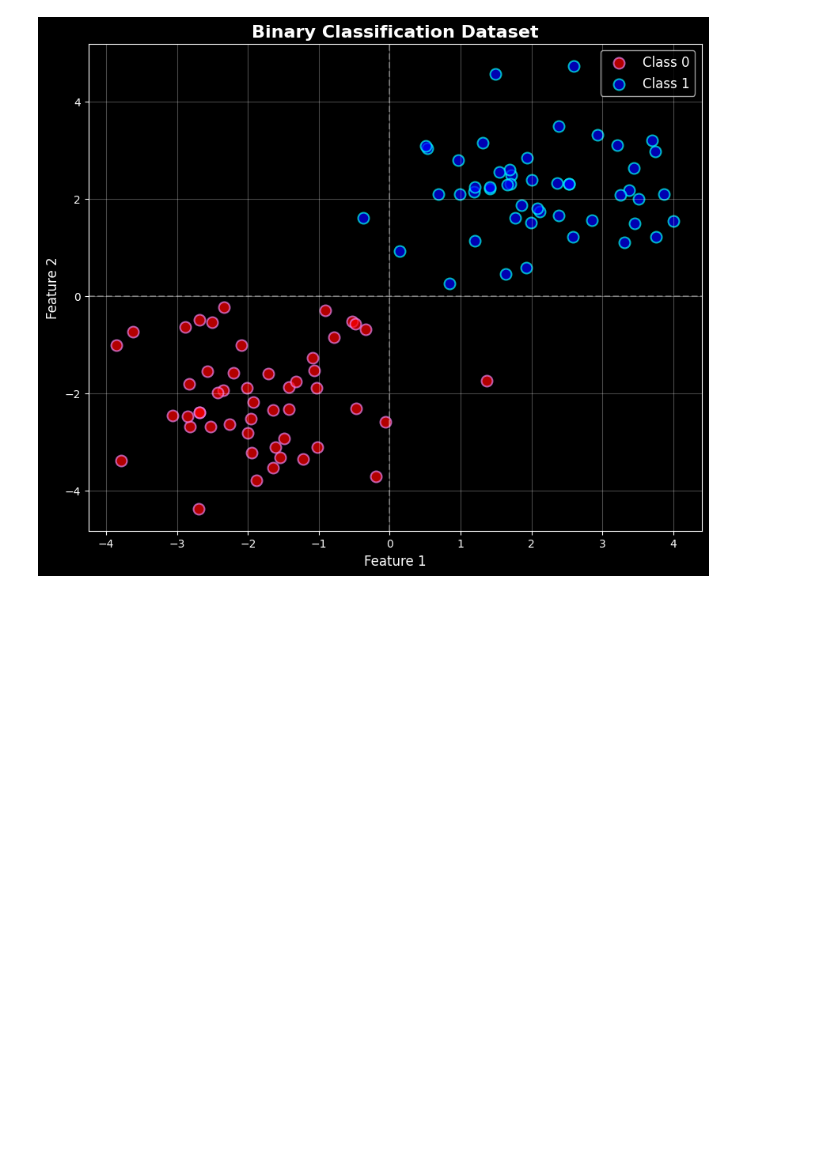
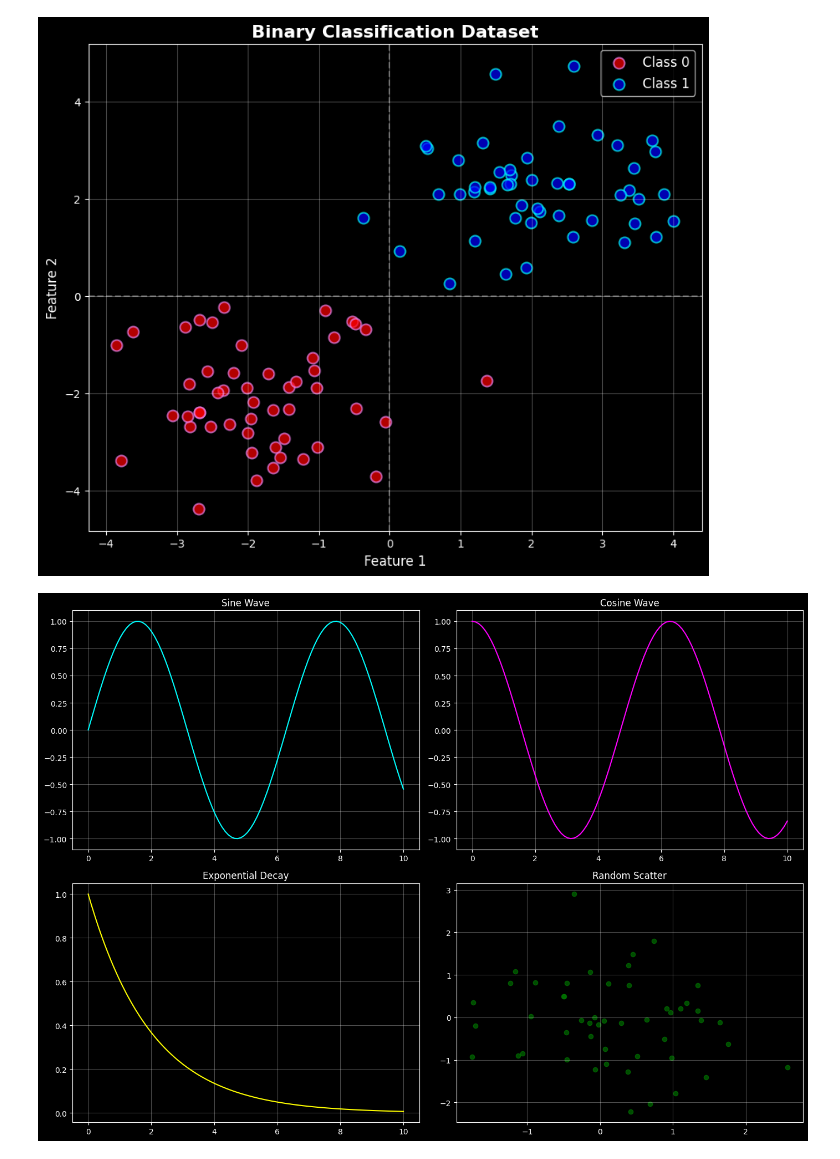
Before and after one commit to JohnHalim/AI-Engineering-Masterclass, a Jupyter notebook: 01-ML-terms-and-algorithms/numpy_visualization_OOP.ipynb, the cells around one changed output. Cells and saved outputs as stored; diff of their text form; code cells hidden in the pictures; blank space fills up the shorter version.

Commit message:
completed visualization tut

```diff
--- a/01-ML-terms-and-algorithms/numpy_visualization_OOP.ipynb
+++ b/01-ML-terms-and-algorithms/numpy_visualization_OOP.ipynb
@@ -603,3 +603,33 @@ plt.axvline(x=0, color='white', linestyle='--', alpha=0.3)
 plt.show()
 # %% [output]
 [figure]
+# %%
+fig, axes = plt.subplots(2, 2, figsize=(14, 10))
+
+# Plot 1: Sine wave .. again focus on the concept of subplots and
+# don't worry about the functions (sine and cosine) used if this is new
+x = np.linspace(0, 10, 100)
+axes[0, 0].plot(x, np.sin(x), color='cyan')
+axes[0, 0].set_title('Sine Wave')
+axes[0, 0].grid(True, alpha=0.3)
+
+# Plot 2: Cosine wave
+axes[0, 1].plot(x, np.cos(x), color='magenta')
+axes[0, 1].set_title('Cosine Wave')
+axes[0, 1].grid(True, alpha=0.3)
+
+# Plot 3: Exponential
+axes[1, 0].plot(x, np.exp(-0.5*x), color='yellow')
+axes[1, 0].set_title('Exponential Decay')
+axes[1, 0].grid(True, alpha=0.3)
+
+# Plot 4: Scatter
+axes[1, 1].scatter(np.random.randn(50), np.random.randn(50),
+                   c='green', alpha=0.6)
+axes[1, 1].set_title('Random Scatter')
+axes[1, 1].grid(True, alpha=0.3)
+
+plt.tight_layout()
+plt.show()
+# %% [output]
+[figure, added]
```
Also changed, not shown: parts of 10 cells of this notebook.
